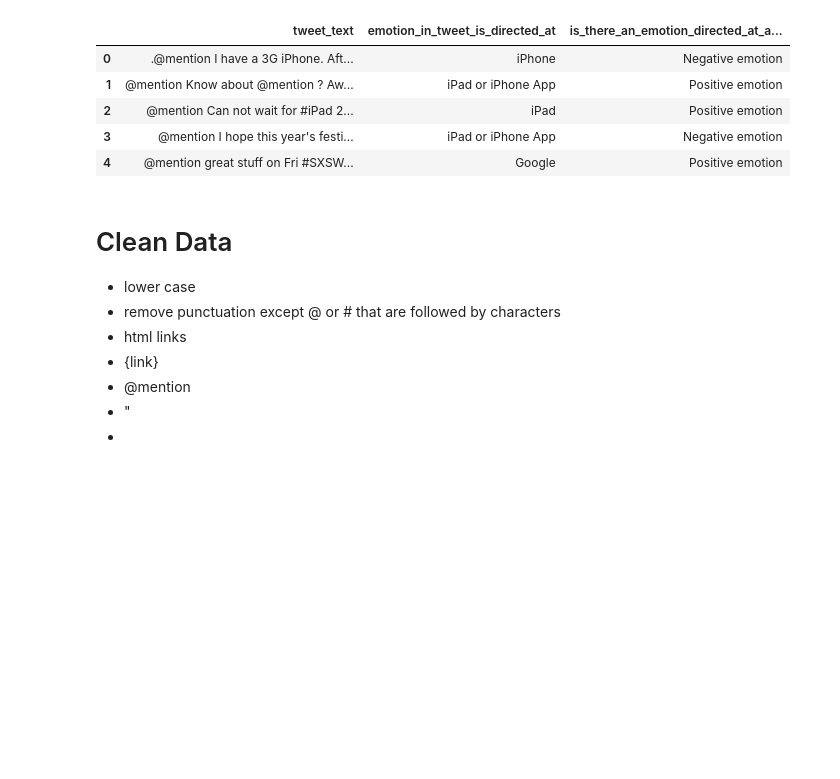
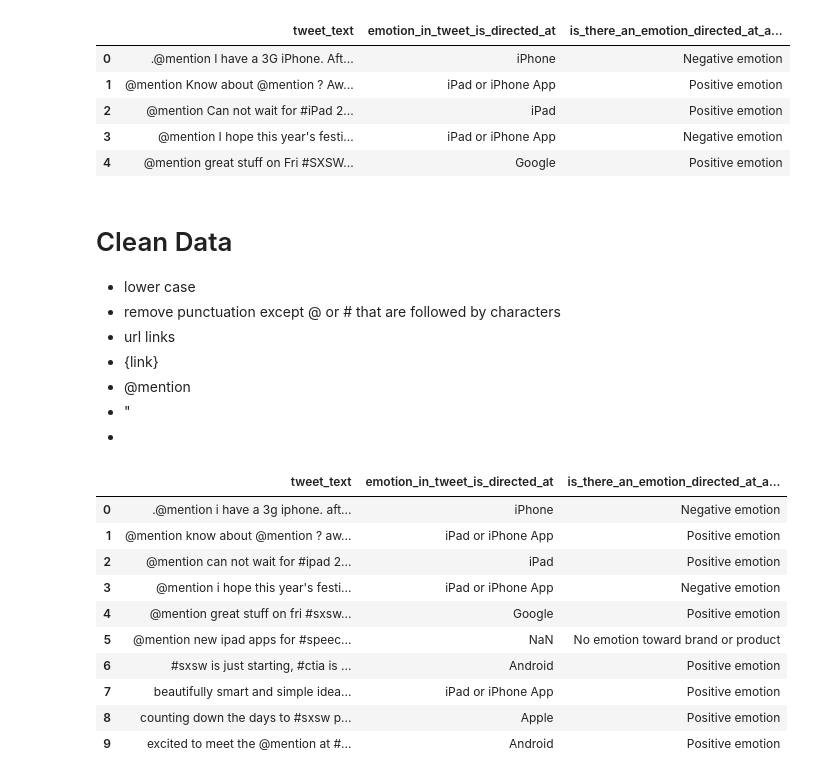
Before and after one commit to merb92/Twitter-Sentiment-Analysis, a Jupyter notebook: text_preprocessing.ipynb, the cells around one changed output. Saved outputs shown, nothing was run; the diff lists cells and outputs as text; code cells hidden in the pictures; blank space fills up the shorter version.

Commit message:
start adding regex for text cleaning

```diff
--- a/text_preprocessing.ipynb
+++ b/text_preprocessing.ipynb
@@ -27,8 +29,27 @@ df.head()
 
 * lower case
 * remove punctuation except @ or # that are followed by characters
-* html links
+* url links
 * {link}
 * @mention
 * &quot;
 *
+# %%
+df_clean = df
+# %%
+# lower case
+df_clean.tweet_text = df_clean.tweet_text.str.lower()
+# %%
+df_clean.head(10)
+# %% [output]
+|  | tweet_text | emotion_in_tweet_is_directed_at | is_there_an_emotion_directed_at_a... |
+| 0 | .@mention i have a 3g iphone. aft... | iPhone | Negative emotion |
+| 1 | @mention know about @mention ? aw... | iPad or iPhone App | Positive emotion |
+| 2 | @mention can not wait for #ipad 2... | iPad | Positive emotion |
+| 3 | @mention i hope this year's festi... | iPad or iPhone App | Negative emotion |
+| 4 | @mention great stuff on fri #sxsw... | Google | Positive emotion |
+| 5 | @mention new ipad apps for #speec... | NaN | No emotion toward brand or product |
+| 6 | #sxsw is just starting, #ctia is ... | Android | Positive emotion |
+| 7 | beautifully smart and simple idea... | iPad or iPhone App | Positive emotion |
+| 8 | counting down the days to #sxsw p... | Apple | Positive emotion |
+| 9 | excited to meet the @mention at #... | Android | Positive emotion |
```
Also changed, not shown: parts of 30 cells of this notebook.
